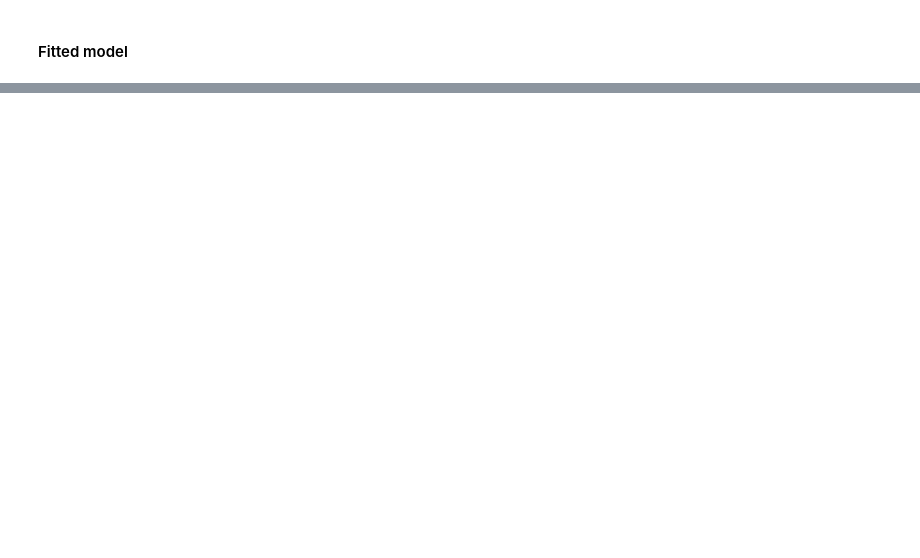
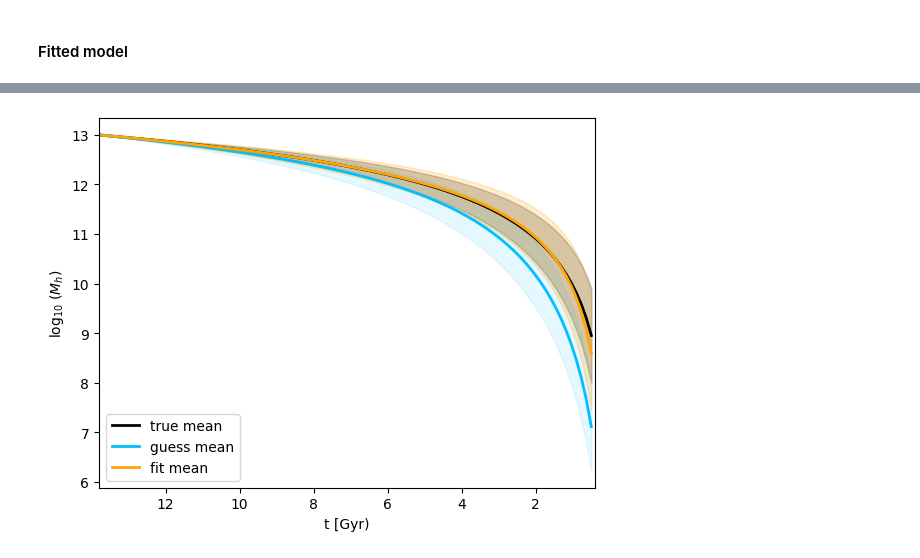
Before and after one commit to zaidikumail/diff_warmup, a Jupyter notebook: diffmahpop_fit.ipynb, the cells around one changed output, grey strips where cells are left out. Cells and saved outputs as stored; diff of their text form; code cells hidden in the pictures; blank space fills up the shorter version.

```diff
--- a/diffmahpop_fit.ipynb
+++ b/diffmahpop_fit.ipynb
@@ -260,0 +394,36 @@ plt.show()
+# %%
+log_mahs_fit, mean_mhalo_fit, var_mhalo_fit = diffmahpop_model_w_var(dict(logtc_mean=psi["logtc_mean"], logtc_var=psi["logtc_var"],
+                                                                          early_mean=psi["early_mean"], early_var=psi["early_var"],
+                                                                          late_mean=psi["late_mean"], late_var=psi["late_var"]), tarr)
+# %%
+fig, ax = plt.subplots(1, 1)
+# __=ax.semilogy()
+
+i=0
+for mah in log_mahs_true:
+  #  __=ax.plot(tarr, mah, color='orange', alpha=0.05, lw=0.5)
+    i+=1
+
+#true
+__=ax.plot(tarr, mean_mhalo_true, c='k', lw=2, label='true mean')
+std_true = np.sqrt(var_mhalo_true)
+__=ax.fill_between(tarr, mean_mhalo_true-std_true, mean_mhalo_true+std_true, color='k', alpha=0.2)
+
+#initial guess
+__=ax.plot(tarr, mean_mhalo_guess, c='deepskyblue', lw=2, label='guess mean')
+std_guess = np.sqrt(var_mhalo_guess)
+__=ax.fill_between(tarr, mean_mhalo_guess-std_guess, mean_mhalo_guess+std_guess, color='deepskyblue', alpha=0.1)
+
+#fit
+__=ax.plot(tarr, mean_mhalo_fit, c='orange', lw=2, label='fit mean')
+std_fit = np.sqrt(var_mhalo_fit)
+__=ax.fill_between(tarr, mean_mhalo_fit-std_fit, mean_mhalo_fit+std_fit, color='orange', alpha=0.2)
+
+__=ax.set_xlabel('t [Gyr)')
+__=ax.set_xlim(0.4,13.8)
+__=ax.invert_xaxis()
+ax.set_ylabel('log$_{10}$ ($M_{h}$)')
+plt.legend()
+plt.show()
+# %% [output]
+[figure, added]
```
Also changed, not shown: parts of 18 cells of this notebook.
